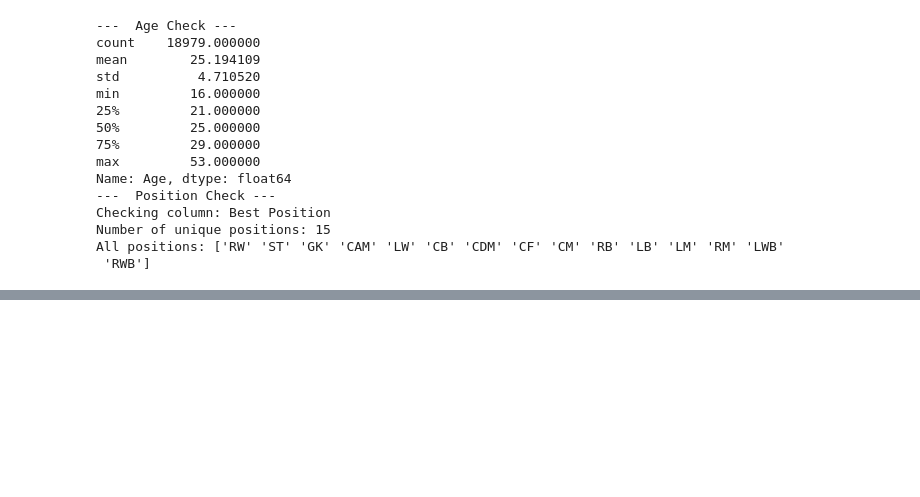
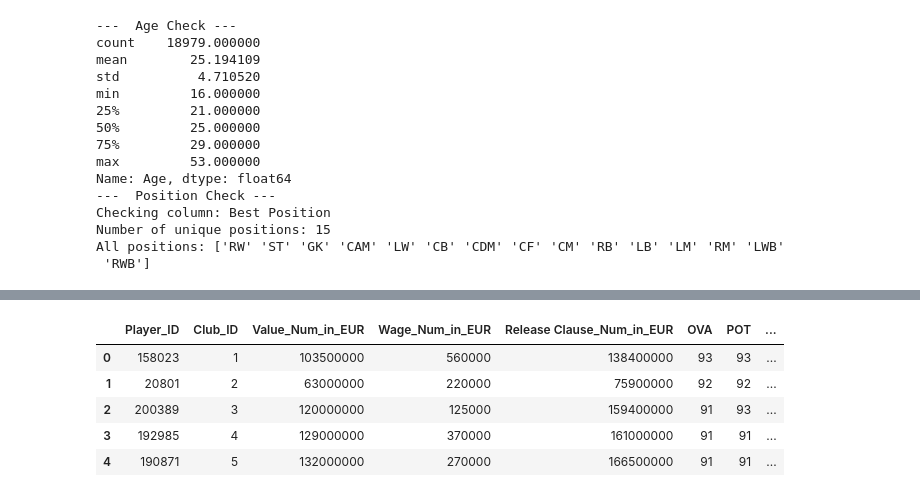
Before and after one commit to nasospro/FIFA-21-Analysis, a Jupyter notebook: FIFA_Cleaning.ipynb, the cells around one changed output, grey strips where cells are left out. Drawn from its saved outputs; the diff is of its cells as text; code cells hidden in the pictures; blank space fills up the shorter version.

Commit message:
Star Schema transformation

```diff
--- a/FIFA_Cleaning.ipynb
+++ b/FIFA_Cleaning.ipynb
@@ -223,3 +223,10 @@ All positions: ['RW' 'ST' 'GK' 'CAM' 'LW' 'CB' 'CDM' 'CF' 'CM' 'RB' 'LB' 'LM' 'R
 # %%
 clean_filename = 'fifa21_cleaned.csv'
 df.to_csv(clean_filename, index=False)
+# %%
+""" Creating Star Schema for Power BI """
+
+dim_club = df[['Club']].drop_duplicates().reset_index(drop=True)
+dim_club['Club_ID'] = dim_club.index + 1
+display(dim_club.head())
+print(f"Συνολικές Ομάδες: {len(dim_club)}")
@@ -225,0 +241,4 @@ df.to_csv(clean_filename, index=False)
+# %%
+dim_player = df[['ID', 'Name', 'Age', 'Nationality', 'Best Position', 'photoUrl']]
+dim_player = dim_player.rename(columns={'ID' : 'Player_ID'})
+dim_player.head()
@@ -225,0 +252,21 @@ df.to_csv(clean_filename, index=False)
+# %%
+if '↓OVA' in df.columns:
+     df = df.rename(columns={'↓OVA' : 'OVA'})
+
+df_merged = df.merge(dim_club, on ='Club', how='left')
+
+fact_stats = df_merged[['ID', 'Club_ID', 'Value_Num_in_EUR', 'Wage_Num_in_EUR', 'Release Clause_Num_in_EUR', 'OVA', 'POT', 'Age']]
+fact_stats = fact_stats.rename(columns = {'ID' : 'Player_ID'})
+
+dim_club.to_csv('Dim_Club.csv', index=False)
+dim_player.to_csv('Dim_Player.csv', index=False)
+fact_stats.to_csv('Fact_Stats.csv', index=False)
+
+display(fact_stats.head())
+# %% [output]
+|  | Player_ID | Club_ID | Value_Num_in_EUR | Wage_Num_in_EUR | Release Clause_Num_in_EUR | OVA | POT | ... |
+| 0 | 158023 | 1 | 103500000 | 560000 | 138400000 | 93 | 93 | ... |
+| 1 | 20801 | 2 | 63000000 | 220000 | 75900000 | 92 | 92 | ... |
+| 2 | 200389 | 3 | 120000000 | 125000 | 159400000 | 91 | 93 | ... |
+| 3 | 192985 | 4 | 129000000 | 370000 | 161000000 | 91 | 91 | ... |
+| 4 | 190871 | 5 | 132000000 | 270000 | 166500000 | 91 | 91 | ... |
```
Also changed, not shown: parts of 2 cells of this notebook, 3 other files.
